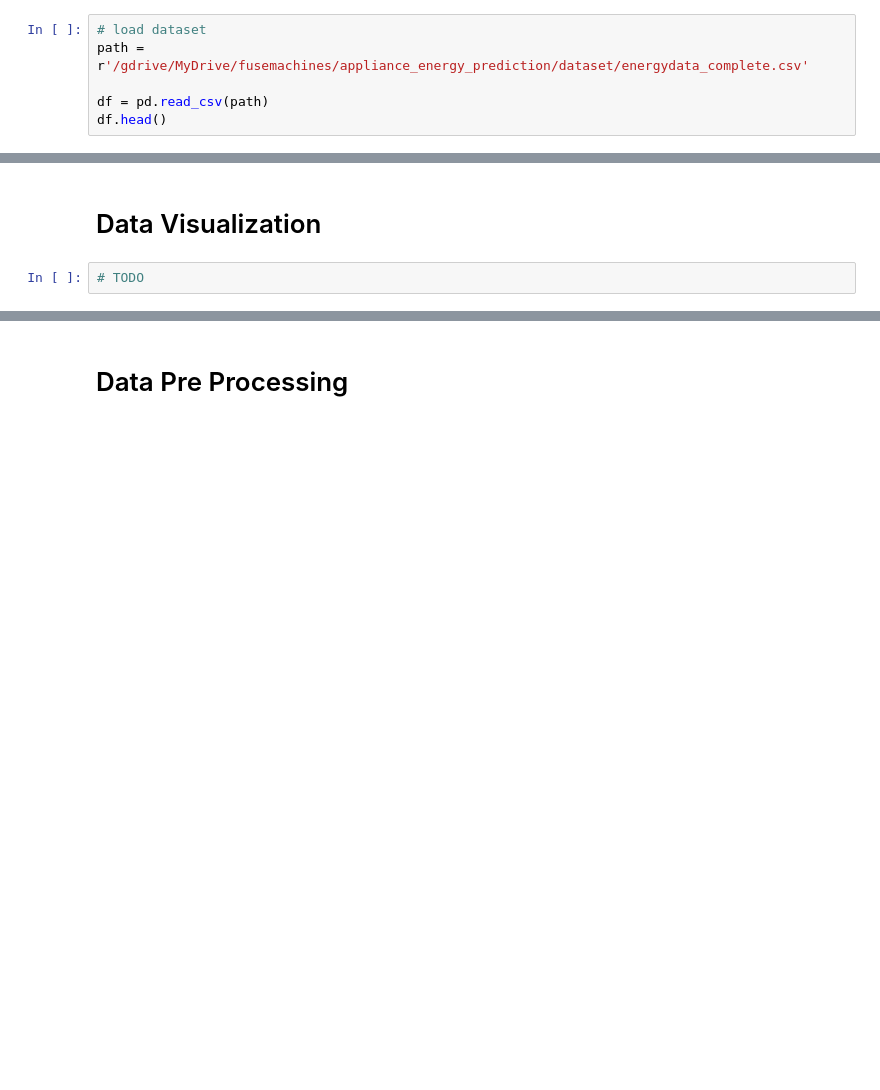
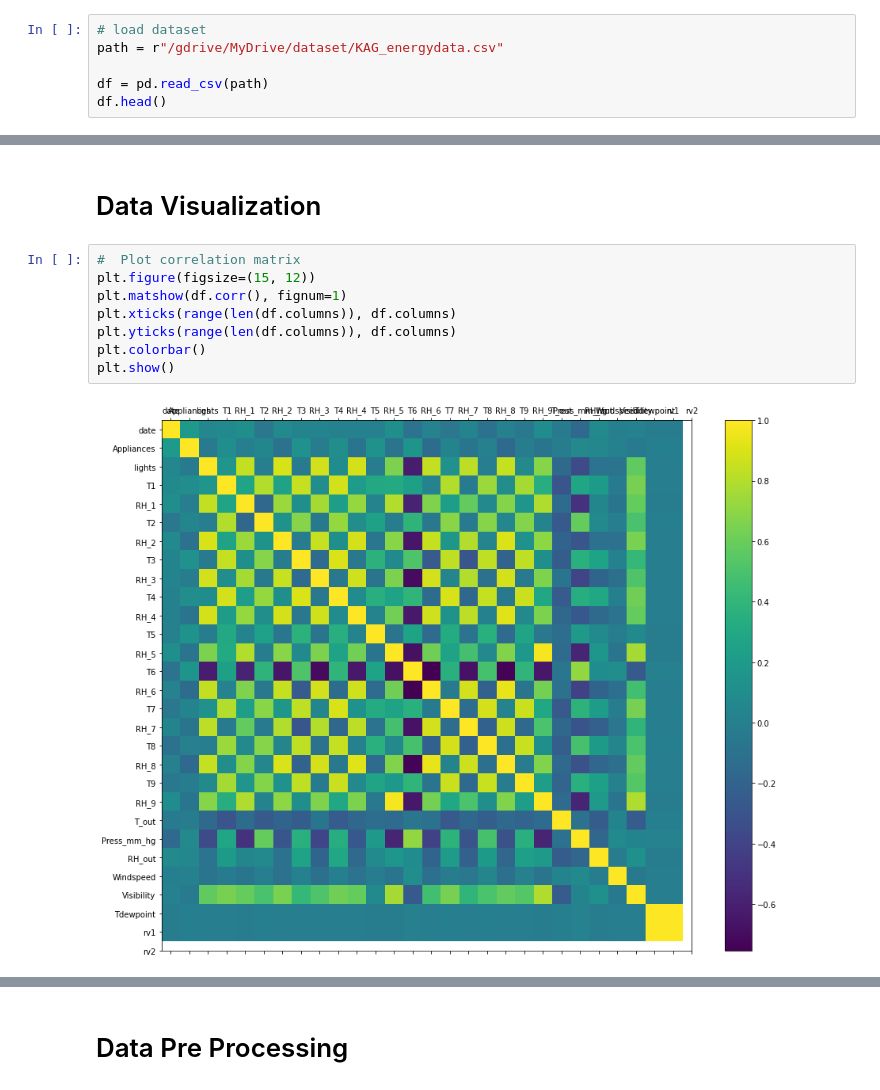
Before and after one commit to ashishlamsal/appliance-energy-prediction, a Jupyter notebook: appliance_energy_prediction.ipynb, the cells around one changed output, grey strips where cells are left out. Drawn from its saved outputs; the diff is of its cells as text; blank space fills up the shorter version.

```diff
--- a/appliance_energy_prediction.ipynb
+++ b/appliance_energy_prediction.ipynb
@@ -17,6 +57,6 @@ Mounted at /gdrive
 # %%
 # load dataset
-path = r'/gdrive/MyDrive/fusemachines/appliance_energy_prediction/dataset/energydata_complete.csv'
+path = r"/gdrive/MyDrive/dataset/KAG_energydata.csv"
 
 df = pd.read_csv(path)
 df.head()
@@ -46,4 +141,12 @@ df.describe()
 # %% [markdown]
 # Data Visualization
-# %%
-# TODO
+# %%
+#  Plot correlation matrix
+plt.figure(figsize=(15, 12))
+plt.matshow(df.corr(), fignum=1)
+plt.xticks(range(len(df.columns)), df.columns)
+plt.yticks(range(len(df.columns)), df.columns)
+plt.colorbar()
+plt.show()
+# %% [output]
+[figure, added]
```
Also changed, not shown: parts of 74 cells of this notebook.
